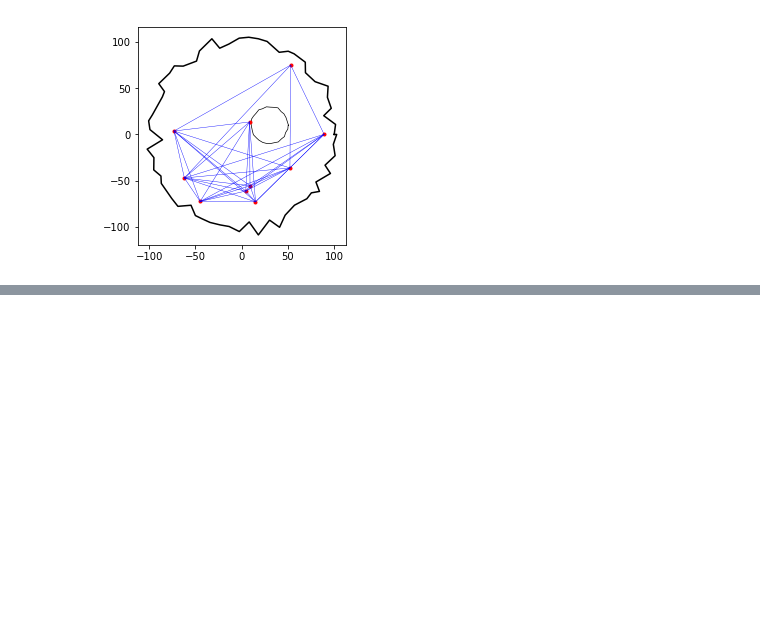
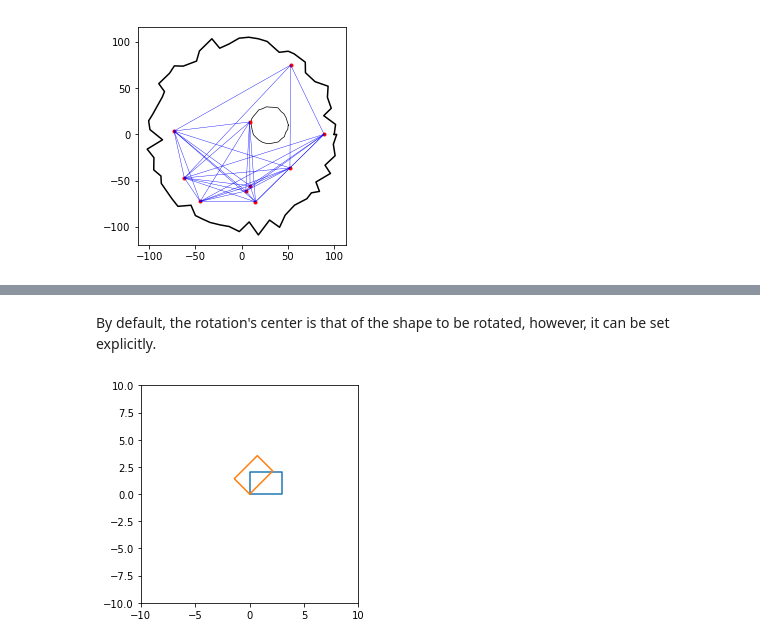
Before and after one commit to gjbex/training-material, a Jupyter notebook: Python/Gis/gis.ipynb, the cells around one changed output, grey strips where cells are left out. Cells and saved outputs as stored; diff of their text form; code cells hidden in the pictures; blank space fills up the shorter version.

```diff
--- a/Python/Gis/gis.ipynb
+++ b/Python/Gis/gis.ipynb
@@ -366,0 +407,6 @@ plot_country(country, cities, roads)
+# %% [markdown]
+By default, the rotation's center is that of the shape to be rotated, however, it can be set explicitly.
+# %%
+plot_polygons(rectangle, affinity.rotate(rectangle, 45, origin=(0.0, 0.0)))
+# %% [output]
+[figure, added]
```
Also changed, not shown: parts of 15 cells of this notebook.
